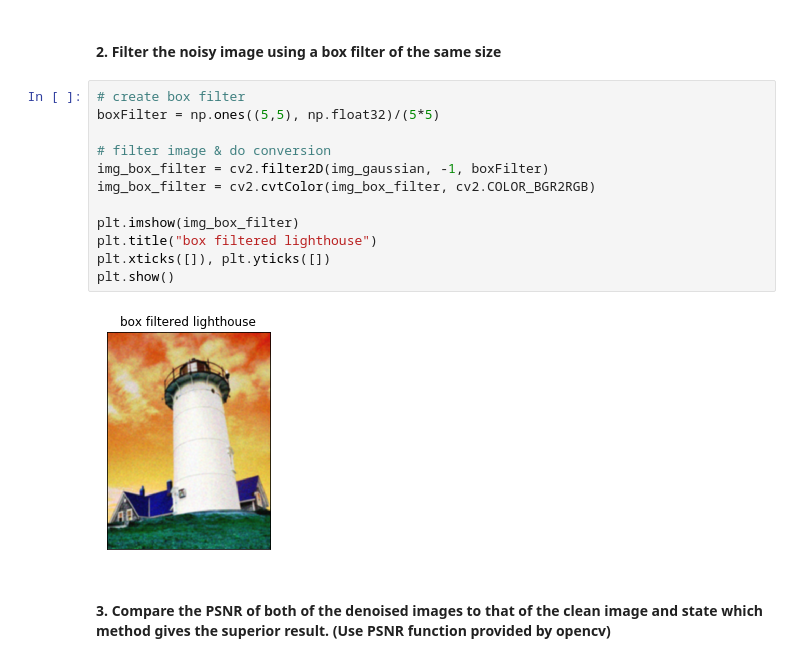
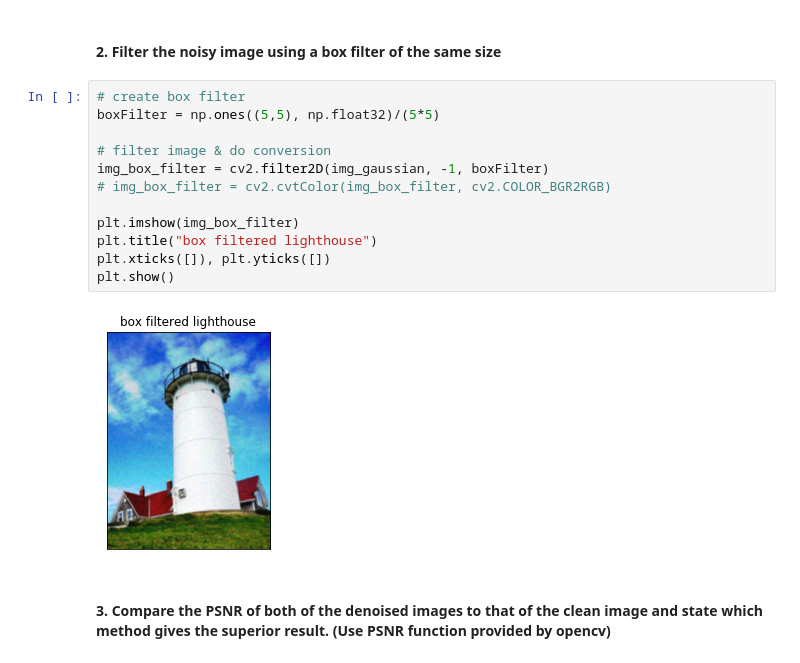
Before and after one commit to FulinHuang/Computer-Vision, a Jupyter notebook: A1_Image_Filtering /A1_Image_Filtering.ipynb, the cells around one changed output. Cells and saved outputs as stored; diff of their text form.

```diff
--- a/A1_Image_Filtering /A1_Image_Filtering.ipynb
+++ b/A1_Image_Filtering /A1_Image_Filtering.ipynb
@@ -41,17 +41,17 @@ plt.show()
 # %%
 # create box filter
 boxFilter = np.ones((5,5), np.float32)/(5*5)
 
 # filter image & do conversion
 img_box_filter = cv2.filter2D(img_gaussian, -1, boxFilter)
-img_box_filter = cv2.cvtColor(img_box_filter, cv2.COLOR_BGR2RGB)
+# img_box_filter = cv2.cvtColor(img_box_filter, cv2.COLOR_BGR2RGB)
 
 plt.imshow(img_box_filter)
 plt.title("box filtered lighthouse")
 plt.xticks([]), plt.yticks([])
 plt.show()
 # %% [output]
-[figure, old version]
+[figure, new version]
 # %% [markdown]
 #### 3. Compare the PSNR of both of the denoised images to that of the clean image and state which method gives the superior result. (Use PSNR function provided by opencv)
 # %% [markdown]
```
Also changed, not shown: parts of 2 cells of this notebook.
